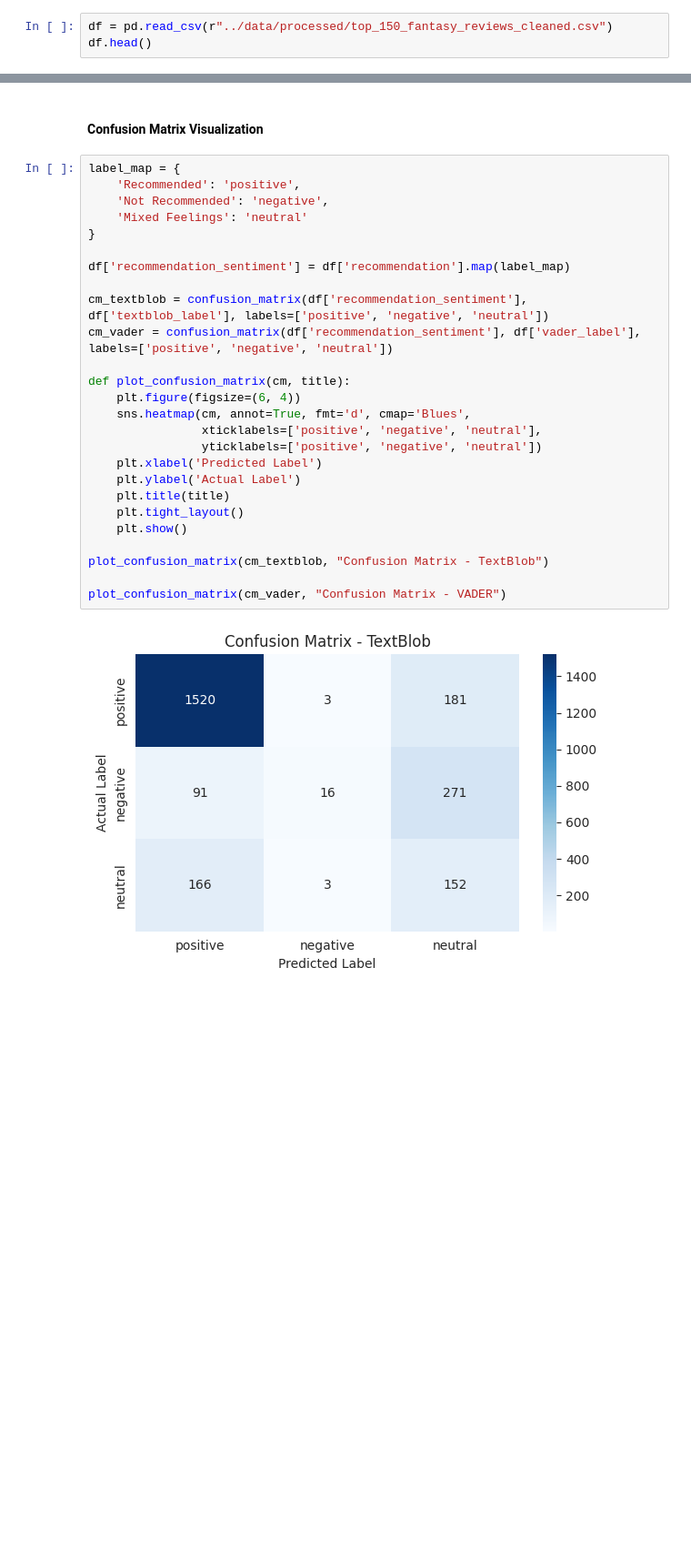
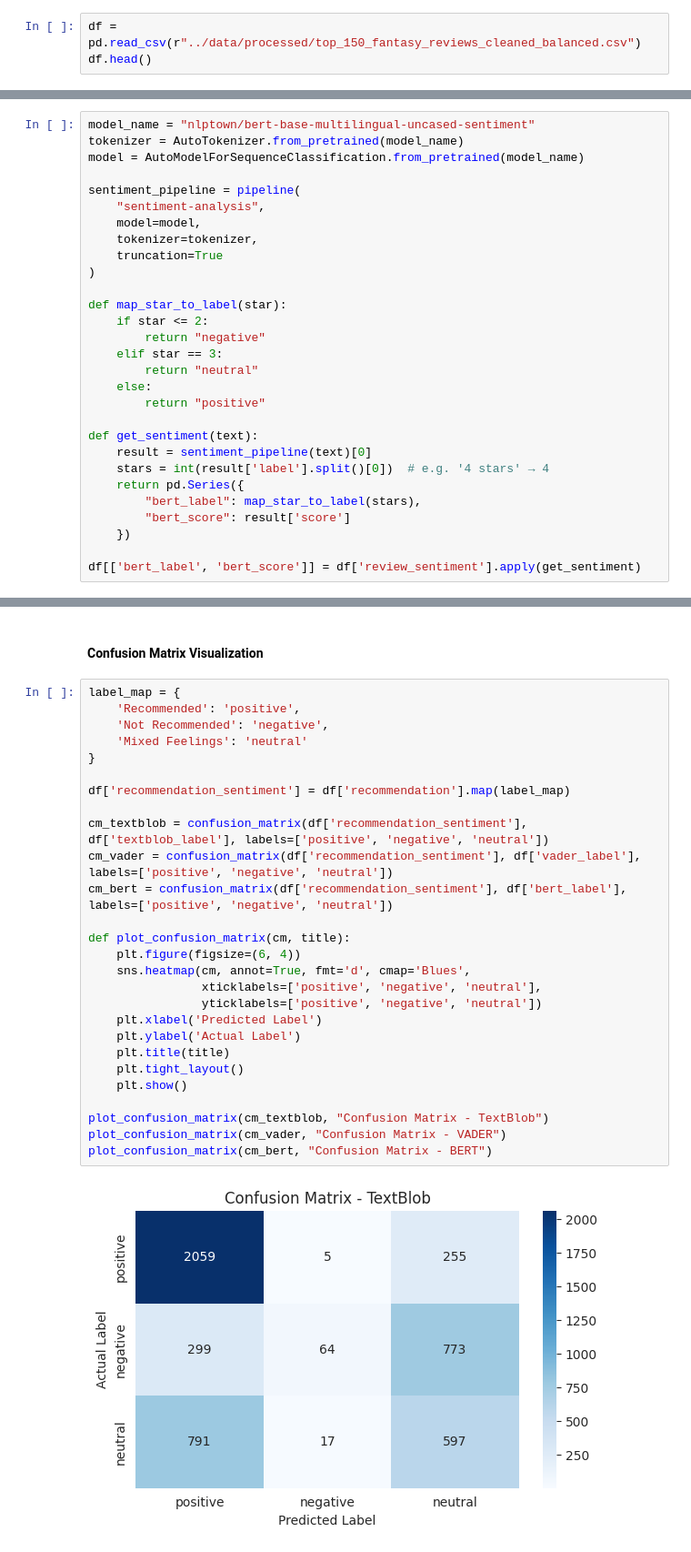
Before and after one commit to nathanaelganata/myanimelist-nlp, a Jupyter notebook: notebooks/02-sentiment-analysis.ipynb, the cells around one changed output, grey strips where cells are left out. Shown at 91% size. Drawn from its saved outputs; the diff is of its cells as text; blank space fills up the shorter version.

Commit message:
feat: add BERT sentiment with balanced dataset

```diff
--- a/notebooks/02-sentiment-analysis.ipynb
+++ b/notebooks/02-sentiment-analysis.ipynb
@@ -14,7 +15,7 @@ vader = SentimentIntensityAnalyzer()
 # %% [markdown]
 ### Load dataset
 # %%
-df = pd.read_csv(r"../data/processed/top_150_fantasy_reviews_cleaned.csv")
+df = pd.read_csv(r"../data/processed/top_150_fantasy_reviews_cleaned_balanced.csv")
 df.head()
 # %% [output]
 |  | review_id | anime_title | review_url | date | username | user_review_count | is_preliminary | ... |
@@ -90,0 +123,29 @@ df.head()
+# %%
+model_name = "nlptown/bert-base-multilingual-uncased-sentiment"
+tokenizer = AutoTokenizer.from_pretrained(model_name)
+model = AutoModelForSequenceClassification.from_pretrained(model_name)
+
+sentiment_pipeline = pipeline(
+    "sentiment-analysis",
+    model=model,
+    tokenizer=tokenizer,
+    truncation=True
+)
+
+def map_star_to_label(star):
+    if star <= 2:
+        return "negative"
+    elif star == 3:
+        return "neutral"
+    else:
+        return "positive"
+
+def get_sentiment(text):
+    result = sentiment_pipeline(text)[0]
+    stars = int(result['label'].split()[0])  # e.g. '4 stars' → 4
+    return pd.Series({
+        "bert_label": map_star_to_label(stars),
+        "bert_score": result['score']
+    })
+
+df[['bert_label', 'bert_score']] = df['review_sentiment'].apply(get_sentiment)
@@ -252,28 +383,29 @@ weighted avg      0.687     0.757     0.699      2403
 # %%
 label_map = {
     'Recommended': 'positive',
     'Not Recommended': 'negative',
     'Mixed Feelings': 'neutral'
 }
 
 df['recommendation_sentiment'] = df['recommendation'].map(label_map)
 
 cm_textblob = confusion_matrix(df['recommendation_sentiment'], df['textblob_label'], labels=['positive', 'negative', 'neutral'])
 cm_vader = confusion_matrix(df['recommendation_sentiment'], df['vader_label'], labels=['positive', 'negative', 'neutral'])
+cm_bert = confusion_matrix(df['recommendation_sentiment'], df['bert_label'], labels=['positive', 'negative', 'neutral'])
 
 def plot_confusion_matrix(cm, title):
     plt.figure(figsize=(6, 4))
     sns.heatmap(cm, annot=True, fmt='d', cmap='Blues',
                 xticklabels=['positive', 'negative', 'neutral'],
                 yticklabels=['positive', 'negative', 'neutral'])
     plt.xlabel('Predicted Label')
     plt.ylabel('Actual Label')
     plt.title(title)
     plt.tight_layout()
     plt.show()
 
 plot_confusion_matrix(cm_textblob, "Confusion Matrix - TextBlob")
-
 plot_confusion_matrix(cm_vader, "Confusion Matrix - VADER")
+plot_confusion_matrix(cm_bert, "Confusion Matrix - BERT")
 # %% [output]
-[figure, old version]
+[figure, new version]
```
Also changed, not shown: parts of 27 cells of this notebook, 1 other file.
